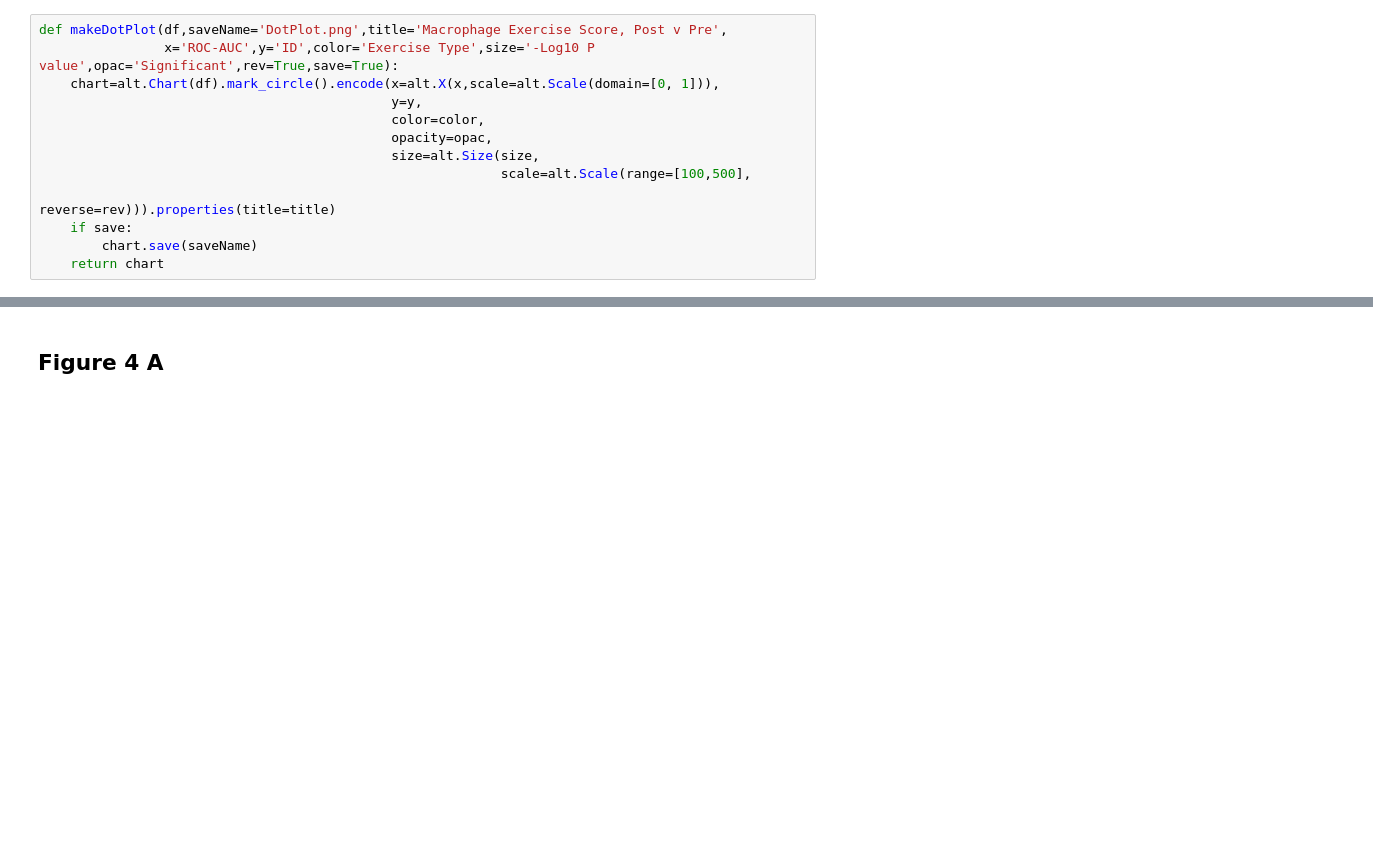
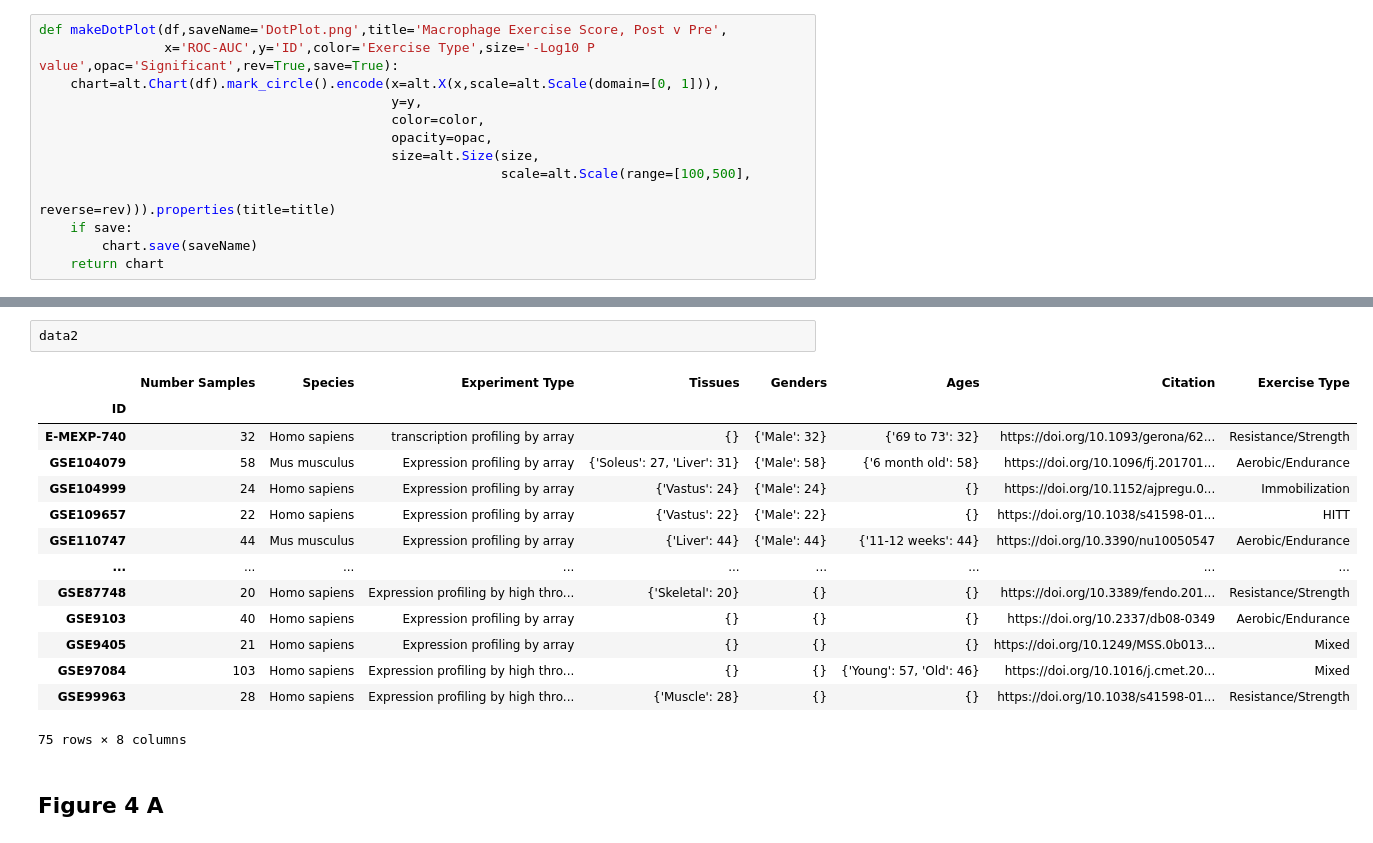
Before and after one commit to YoyoVosko/MacrophagesOntheRun, a Jupyter notebook: DotPlots.ipynb, the cells around one changed output, grey strips where cells are left out. Cells and saved outputs as stored; diff of their text form; blank space fills up the shorter version.

```diff
--- a/DotPlots.ipynb
+++ b/DotPlots.ipynb
@@ -37,3 +54,20 @@ data2=pd.read_csv('./Files/MacrophageExercise_DatasetsInfo.csv',index_col=0)
+# %%
+data2
+# %% [output]
+|  | Number Samples | Species | Experiment Type | Tissues | Genders | Ages | Citation | Exercise Type |
+| ID |  |  |  |  |  |  |  |  |
+| E-MEXP-740 | 32 | Homo sapiens | transcription profiling by array | {} | {'Male': 32} | {'69 to 73': 32} | https://doi.org/10.1093/gerona/62... | Resistance/Strength |
+| GSE104079 | 58 | Mus musculus | Expression profiling by array | {'Soleus': 27, 'Liver': 31} | {'Male': 58} | {'6 month old': 58} | https://doi.org/10.1096/fj.201701... | Aerobic/Endurance |
+| GSE104999 | 24 | Homo sapiens | Expression profiling by array | {'Vastus': 24} | {'Male': 24} | {} | https://doi.org/10.1152/ajpregu.0... | Immobilization |
+| GSE109657 | 22 | Homo sapiens | Expression profiling by array | {'Vastus': 22} | {'Male': 22} | {} | https://doi.org/10.1038/s41598-01... | HITT |
+| GSE110747 | 44 | Mus musculus | Expression profiling by array | {'Liver': 44} | {'Male': 44} | {'11-12 weeks': 44} | https://doi.org/10.3390/nu10050547 | Aerobic/Endurance |
+| ... | ... | ... | ... | ... | ... | ... | ... | ... |
+| GSE87748 | 20 | Homo sapiens | Expression profiling by high thro... | {'Skeletal': 20} | {} | {} | https://doi.org/10.3389/fendo.201... | Resistance/Strength |
+| GSE9103 | 40 | Homo sapiens | Expression profiling by array | {} | {} | {} | https://doi.org/10.2337/db08-0349 | Aerobic/Endurance |
+| GSE9405 | 21 | Homo sapiens | Expression profiling by array | {} | {} | {} | https://doi.org/10.1249/MSS.0b013... | Mixed |
+| GSE97084 | 103 | Homo sapiens | Expression profiling by high thro... | {} | {} | {'Young': 57, 'Old': 46} | https://doi.org/10.1016/j.cmet.20... | Mixed |
+| GSE99963 | 28 | Homo sapiens | Expression profiling by high thro... | {'Muscle': 28} | {} | {} | https://doi.org/10.1038/s41598-01... | Resistance/Strength |
+75 rows × 8 columns
 # %% [markdown]
 ## Figure 4 A
 # %%
```
Also changed, not shown: parts of 2 cells of this notebook.
